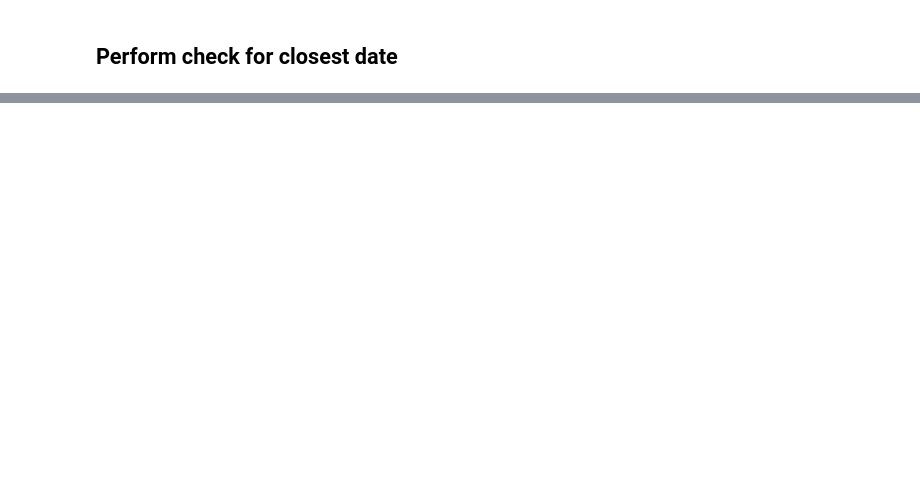
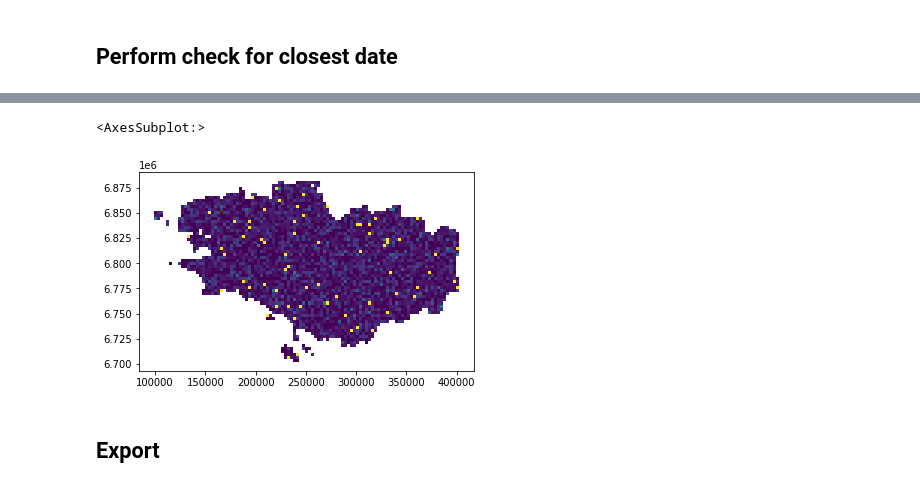
Before and after one commit to simon-donike/super-resolution, a Jupyter notebook: data_collection/get_time_distance.ipynb, the cells around one changed output, grey strips where cells are left out. Saved outputs shown, nothing was run; the diff lists cells and outputs as text; code cells hidden in the pictures; blank space fills up the shorter version.

```diff
--- a/data_collection/get_time_distance.ipynb
+++ b/data_collection/get_time_distance.ipynb
@@ -263,6 +368,6 @@ for date_s2,date_s6 in zip(join_spot6_sen2_DATES["dates"],join_spot6_sen2_DATES[
     ls_sen2_date.append(datetime.strptime(date_s2, "%Y%m%d"))
     ls_spot6_date.append(datetime.strptime(date_s6, "%Y%m%d"))
 join_spot6_sen2_DATES["date_sen2"] = ls_sen2_date
-join_spot6_sen2_DATES["date_spot62"] = ls_spot6_date
+join_spot6_sen2_DATES["date_spot6"] = ls_spot6_date
 # %%
 join_spot6_sen2_DATES.head(2)
@@ -276,0 +383,33 @@ for spot6_image in spot6_unique:
+# %%
+days_dif = []
+days_dif_max = []
+spot6_files = []
+sen2_dates = []
+
+for spot6_image in spot6_unique:
+    tmp = join_spot6_sen2_DATES[join_spot6_sen2_DATES["name"] == spot6_image]
+
+    # extract dates for this specific Spot6 Aquisition
+    spot6_file = 0
+    spot6_date = list(tmp["date_spot6"])[0]
+    sen2_dates = list(tmp["date_sen2"])
+
+    #print(spot6_date)
+    #print(sen2_dates)
+    # Compare for closest point in time
+    min_dif = 999999
+    max_dif = 0
+    s2_min_date = 0
+    for s2_date in sen2_dates:
+        dif = abs((spot6_date-s2_date).days)
+
+        if max_dif<dif:
+            max_dif = dif
+
+        if min_dif>dif:
+            min_dif=dif
+            s2_min_date = s2_date
+
+    days_dif.append(min_dif)
+    days_dif_max.append(max_dif)
+    sen2_dates.append(s2_min_date)
@@ -276,0 +432,8 @@ for spot6_image in spot6_unique:
+# %%
+gdf_spot6["sen2_difference_min"] = days_dif
+gdf_spot6["sen2_difference_max"] = days_dif_max
+#gdf_spot6["sen2_closest_date"] = sen2_dates
+# %%
+# transform back to geometry of polygon
+gdf_spot6 = gpd.GeoDataFrame(gdf_spot6, geometry="geom")
+gdf_spot6.set_crs(epsg=2154,inplace=True)
@@ -276,0 +454,7 @@ for spot6_image in spot6_unique:
+# %%
+gdf_spot6.plot(column='sen2_difference')
+# %% [output]
+<AxesSubplot:>
+[figure, added]
+# %% [markdown]
+## Export
```
Also changed, not shown: parts of 22 cells of this notebook, 2 other files.
